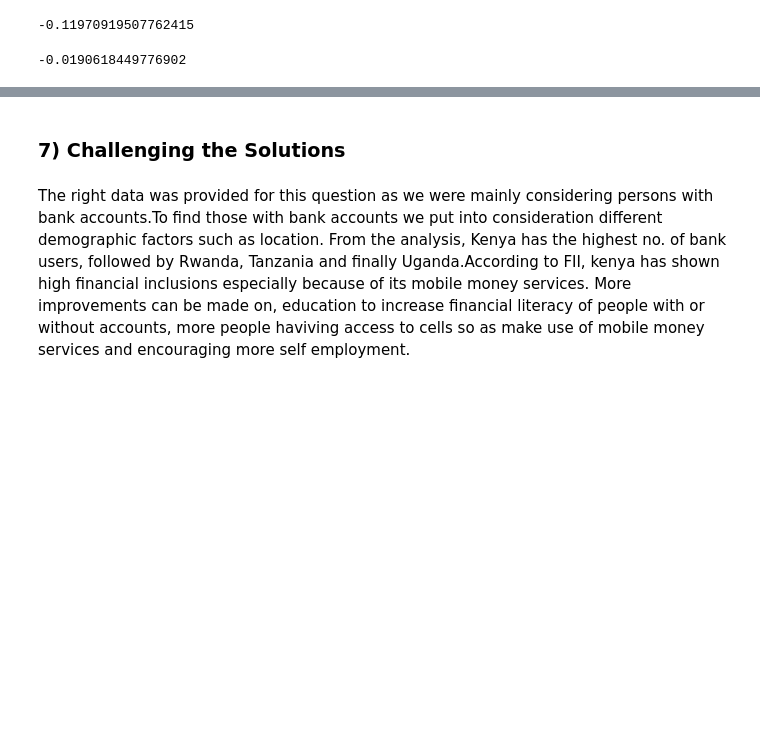
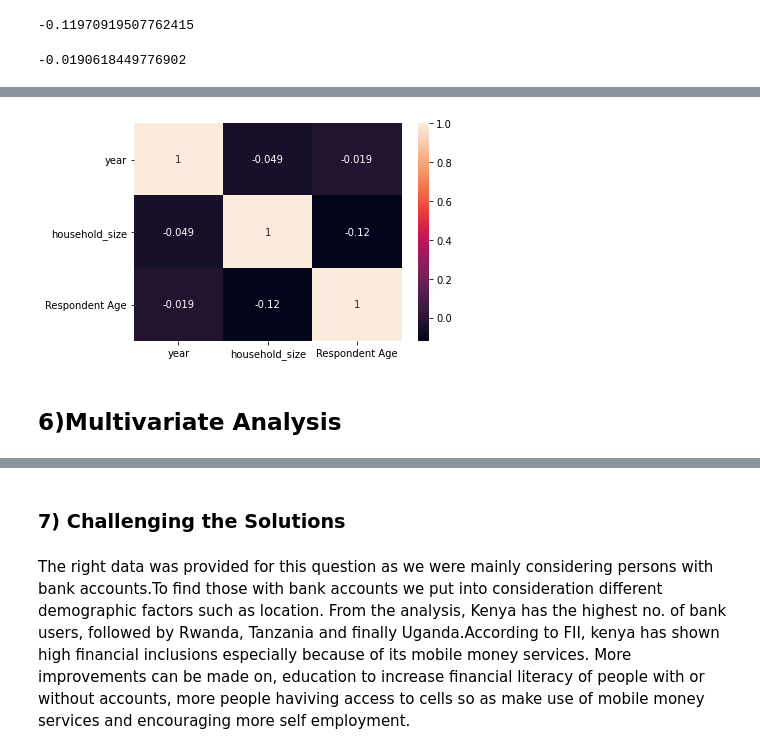
Before and after one commit to Gakori/Financial-inclusion, a Jupyter notebook: finance.ipynb, the cells around one changed output, grey strips where cells are left out. Cells and saved outputs as stored; diff of their text form; code cells hidden in the pictures; blank space fills up the shorter version.

```diff
--- a/finance.ipynb
+++ b/finance.ipynb
@@ -357,0 +408,7 @@ finance_df["Respondent Age"].corr(finance_df["year"])
+# %%
+sns.heatmap(finance_df.corr(),annot=True)
+plt.show()
+# %% [output]
+[figure, added]
+# %% [markdown]
+## 6)Multivariate Analysis
```
Also changed, not shown: parts of 26 cells of this notebook.
